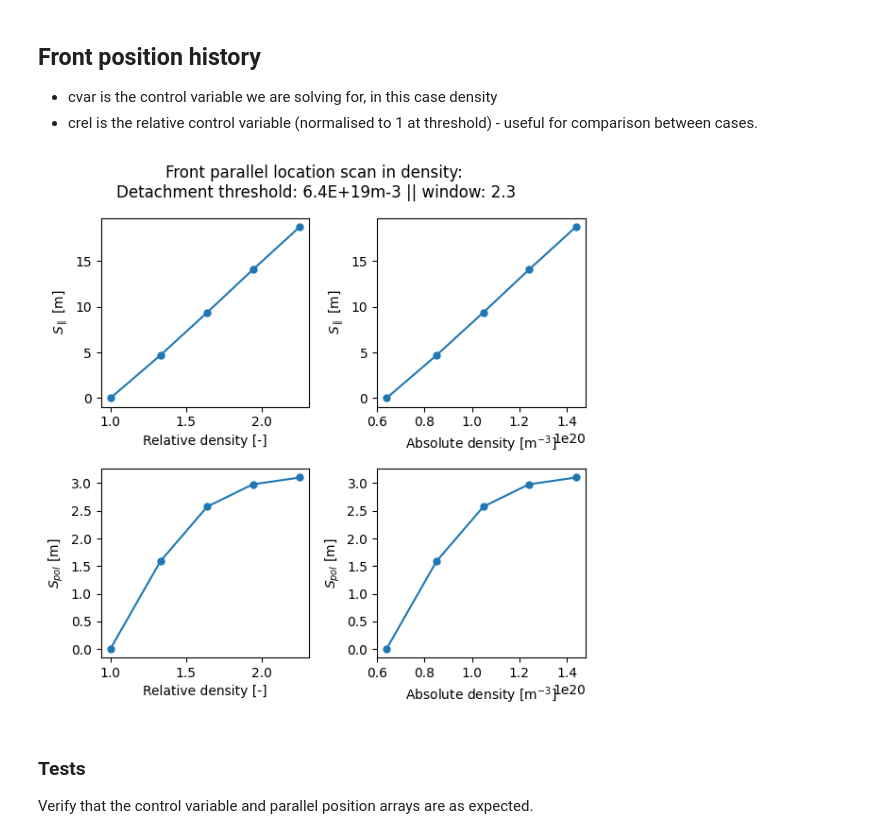
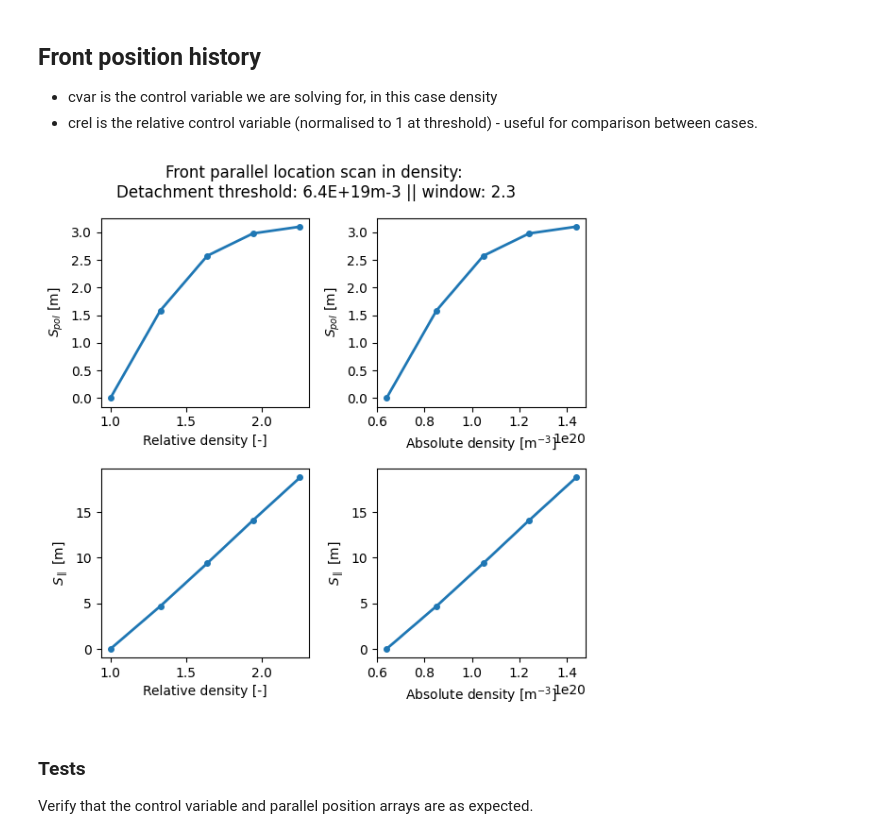
Before and after one commit to FusionDLS/FusionDLS, a Jupyter notebook: docs/examples/basic_use.ipynb, the cells around one changed output. Drawn from its saved outputs; the diff is of its cells as text; code cells hidden in the pictures.

Commit message:
Update basic_use.ipynb for new postprocessing

```diff
--- a/docs/examples/basic_use.ipynb
+++ b/docs/examples/basic_use.ipynb
@@ -67,34 +73,34 @@ Solving...0.00...4.70...9.39...14.09...18.78...Complete in 3.0 seconds
 - cvar is the control variable we are solving for, in this case density
 - crel is the relative control variable (normalised to 1 at threshold) - useful for comparison between cases.
 # %%
+from fusiondls.postprocessing import FrontLocationScan
+
+scan = FrontLocationScan(results)
+
 fig, axes = plt.subplots(2, 2, figsize=(6, 6))
 fig.suptitle(
     f"Front parallel location scan in density: \nDetachment threshold: {results['threshold']:.1E}m-3 || window: {results['window_ratio']:.1f}",
     fontsize=12,
 )
 
-ax = axes[0, 0]
-ax.plot(results["crel"], results["Splot"], marker="o", ms=5)
+# Relative control variable against poloidal length (default)
+scan.plot_front_movement(ax=axes[0, 0])
+# Absolute control variable against poloidal length
+scan.plot_front_movement(ax=axes[0, 1], relative=False)
+# Relative control variable against parallel length
+scan.plot_front_movement(ax=axes[1, 0], parallel=True)
+# Absolute control variable against parallel length
+scan.plot_front_movement(ax=axes[1, 1], parallel=True, relative=False)
 
-ax = axes[0, 1]
-ax.plot(results["cvar"], results["Splot"], marker="o", ms=5)
-
-ax = axes[1, 0]
-ax.plot(results["crel"], results["SpolPlot"], marker="o", ms=5)
-
-ax = axes[1, 1]
-ax.plot(results["cvar"], results["SpolPlot"], marker="o", ms=5)
-
-[ax.set_ylabel(r"$S_{\parallel}$ [m]") for ax in axes[0, :]]
-[ax.set_ylabel(r"$S_{pol}$ [m]") for ax in axes[1, :]]
+[ax.set_ylabel(r"$S_{pol}$ [m]") for ax in axes[0, :]]
+[ax.set_ylabel(r"$S_{\parallel}$ [m]") for ax in axes[1, :]]
 
 [ax.set_xlabel(r"Relative density [-]") for ax in axes[:, 0]]
 [ax.set_xlabel(r"Absolute density $\mathrm{[m^{-3}]}$") for ax in axes[:, 1]]
 
-
 fig.tight_layout()
 # %% [output]
-[figure, old version]
+[figure, new version]
 # %% [markdown]
 ### Tests
 
```
Also changed, not shown: parts of 6 cells of this notebook.
